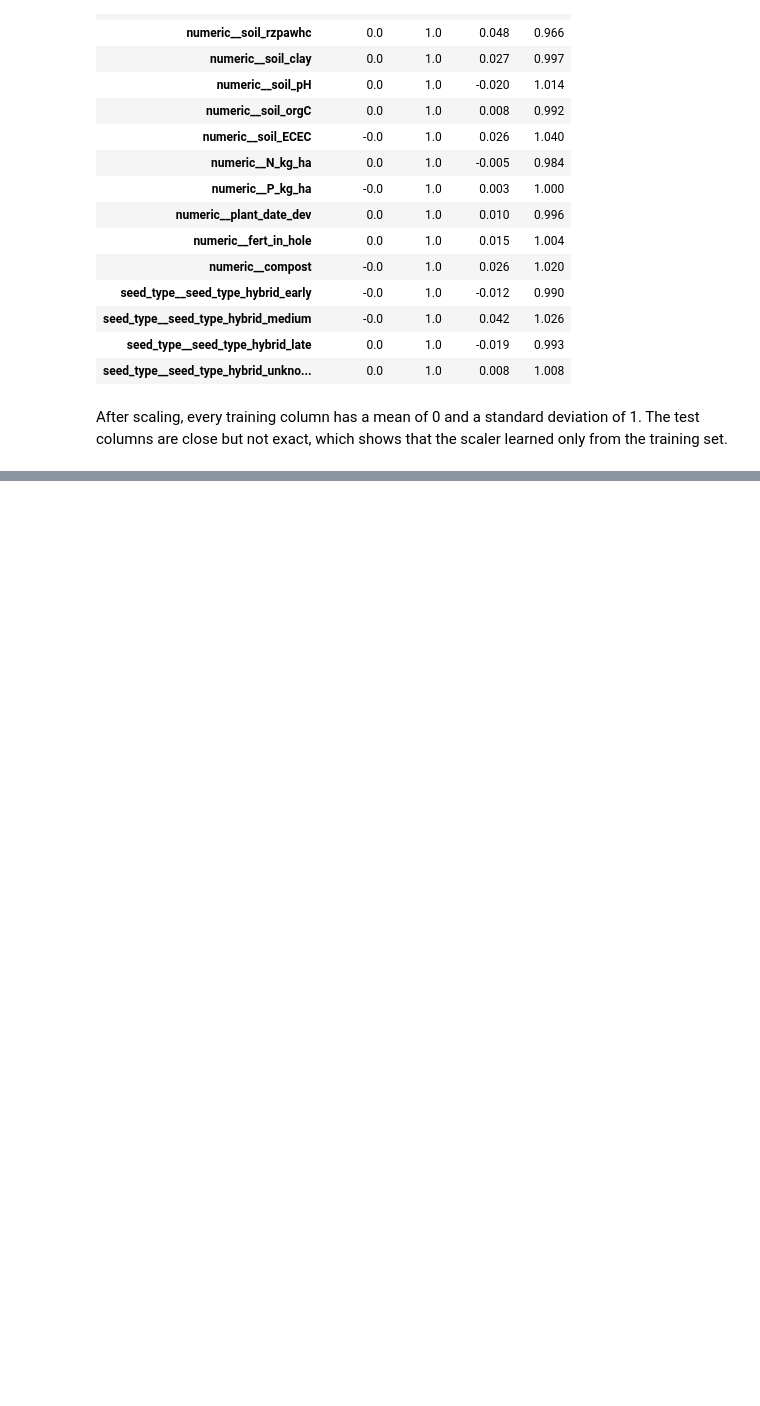
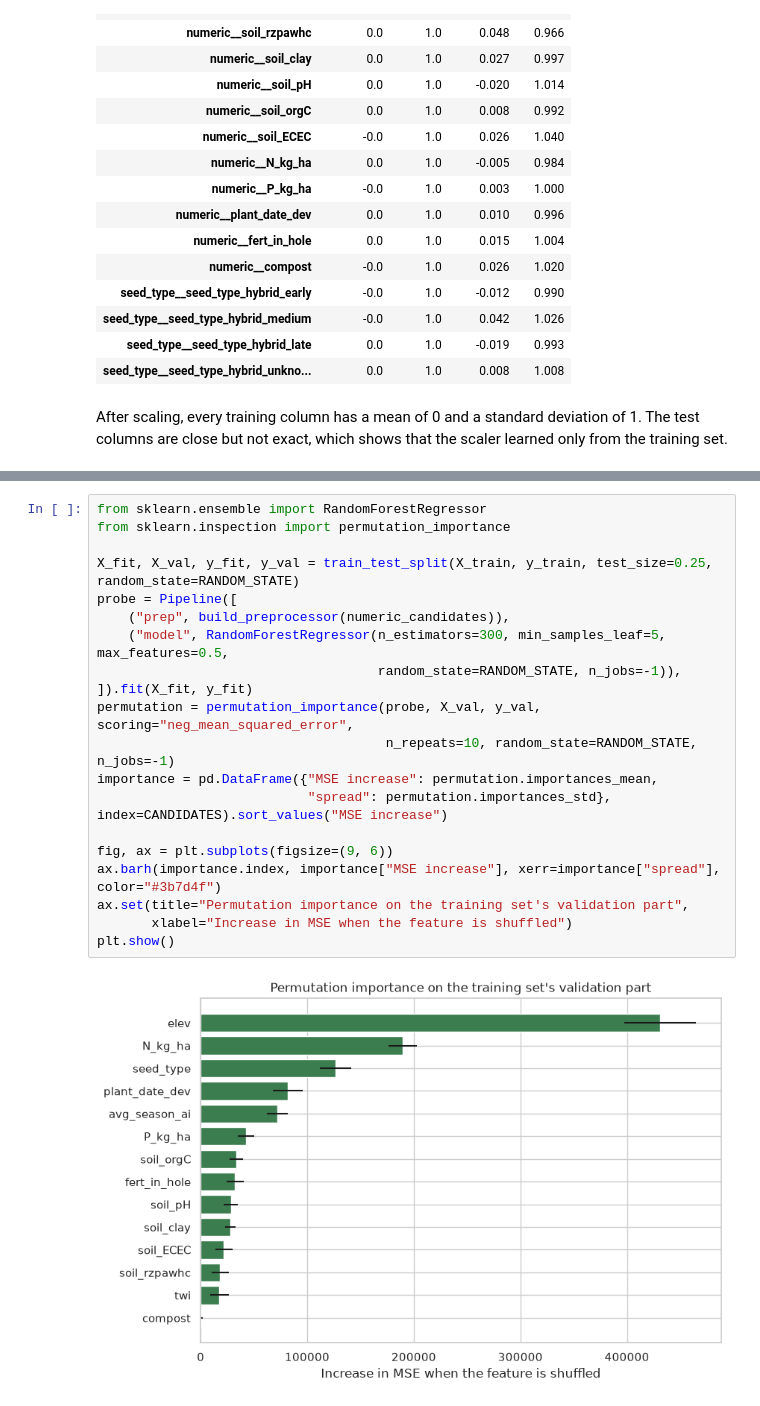
Before and after one commit to Kiguru-Alu/linear_regression_model, a Jupyter notebook: summative/linear_regression/multivariate.ipynb, the cells around one changed output, grey strips where cells are left out. Saved outputs shown, nothing was run; the diff lists cells and outputs as text; blank space fills up the shorter version.

Commit message:
notebook: rank features with training-only tests

```diff
--- a/summative/linear_regression/multivariate.ipynb
+++ b/summative/linear_regression/multivariate.ipynb
@@ -340,0 +348,22 @@ After scaling, every training column has a mean of 0 and a standard deviation of
+# %%
+from sklearn.ensemble import RandomForestRegressor
+from sklearn.inspection import permutation_importance
+
+X_fit, X_val, y_fit, y_val = train_test_split(X_train, y_train, test_size=0.25, random_state=RANDOM_STATE)
+probe = Pipeline([
+    ("prep", build_preprocessor(numeric_candidates)),
+    ("model", RandomForestRegressor(n_estimators=300, min_samples_leaf=5, max_features=0.5,
+                                    random_state=RANDOM_STATE, n_jobs=-1)),
+]).fit(X_fit, y_fit)
+permutation = permutation_importance(probe, X_val, y_val, scoring="neg_mean_squared_error",
+                                     n_repeats=10, random_state=RANDOM_STATE, n_jobs=-1)
+importance = pd.DataFrame({"MSE increase": permutation.importances_mean,
+                           "spread": permutation.importances_std}, index=CANDIDATES).sort_values("MSE increase")
+
+fig, ax = plt.subplots(figsize=(9, 6))
+ax.barh(importance.index, importance["MSE increase"], xerr=importance["spread"], color="#3b7d4f")
+ax.set(title="Permutation importance on the training set's validation part",
+       xlabel="Increase in MSE when the feature is shuffled")
+plt.show()
+# %% [output]
+[figure, added]
```
Also changed, not shown: parts of 5 cells of this notebook.
